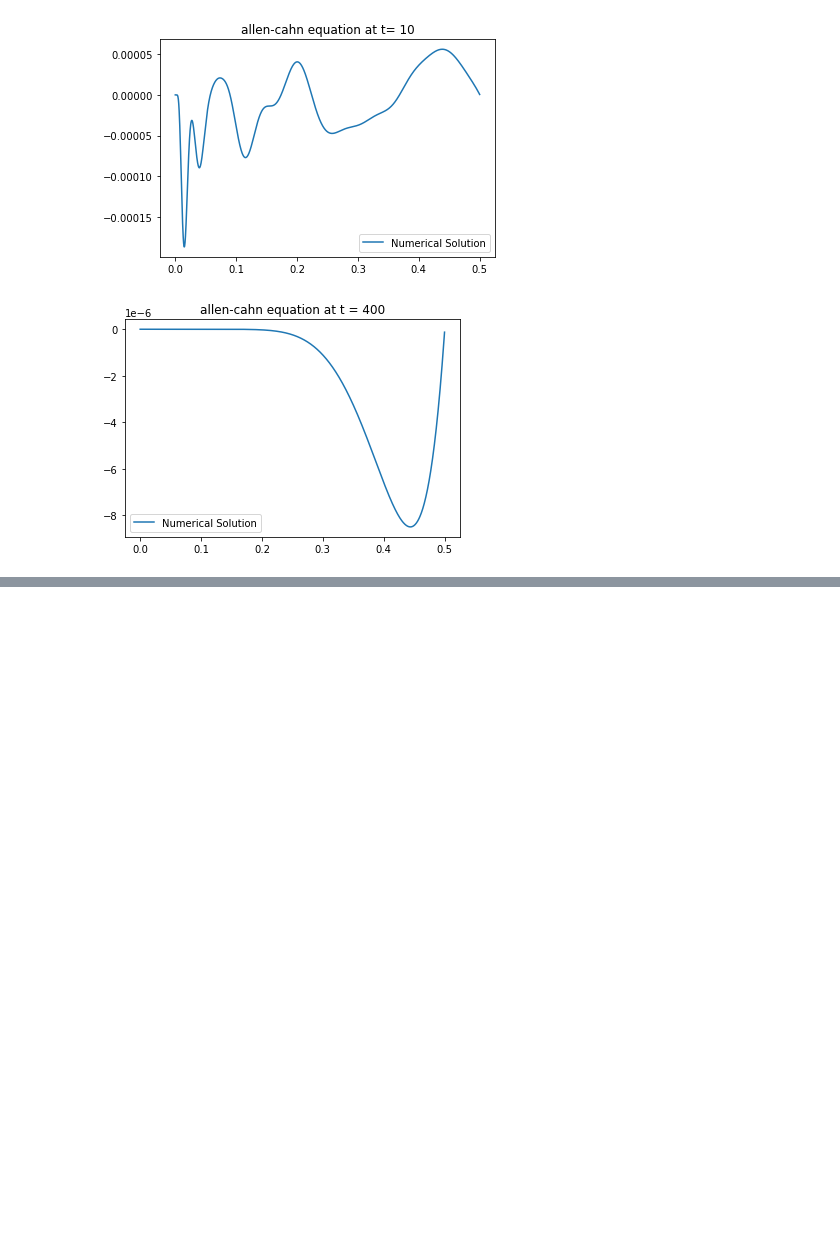
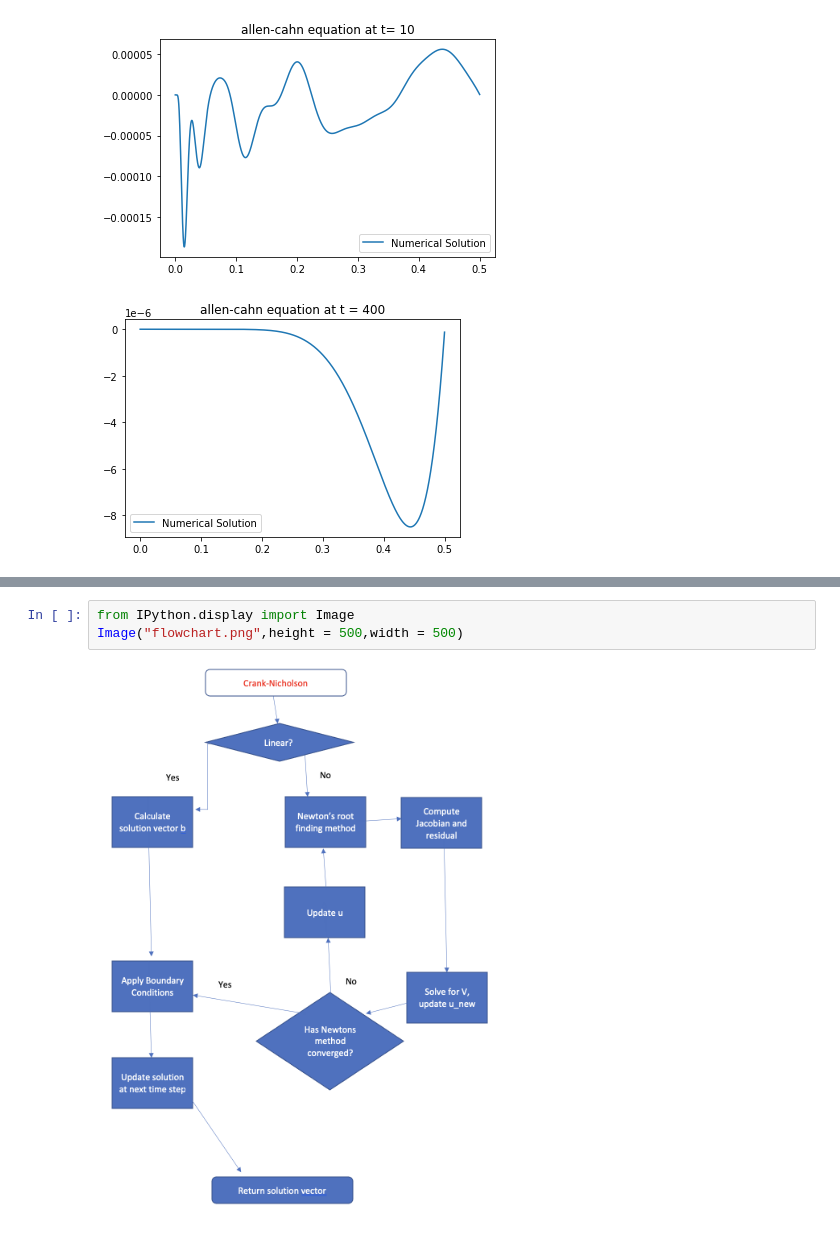
Before and after one commit to joesouber/EMAT30008, a Jupyter notebook: report.ipynb, the cells around one changed output, grey strips where cells are left out. Saved outputs shown, nothing was run; the diff lists cells and outputs as text; blank space fills up the shorter version.

```diff
--- a/report.ipynb
+++ b/report.ipynb
@@ -635,0 +574,5 @@ Alongside programming skills, I learnt a lot of helopful mathematical knowledge
+# %%
+from IPython.display import Image
+Image("flowchart.png",height = 500,width = 500)
+# %% [output]
+[figure, added]
```
Also changed, not shown: parts of 9 cells of this notebook.
